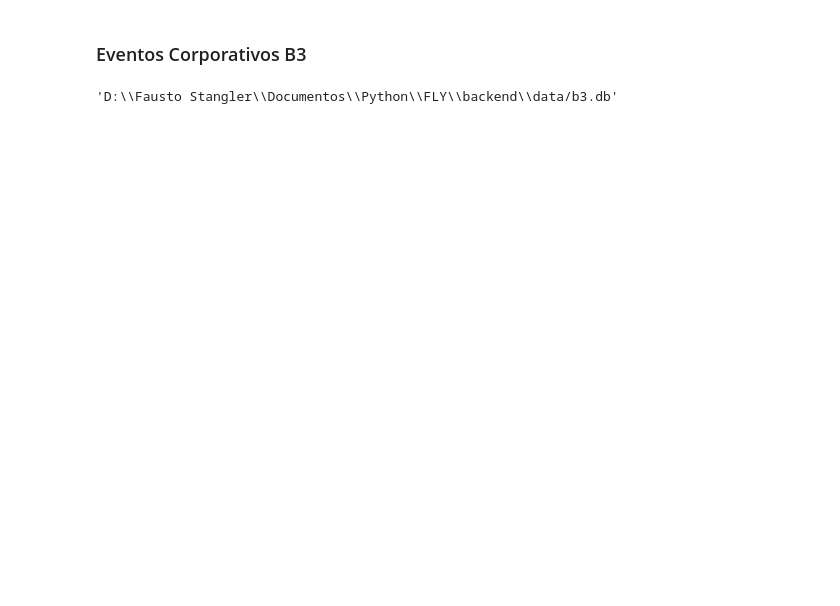
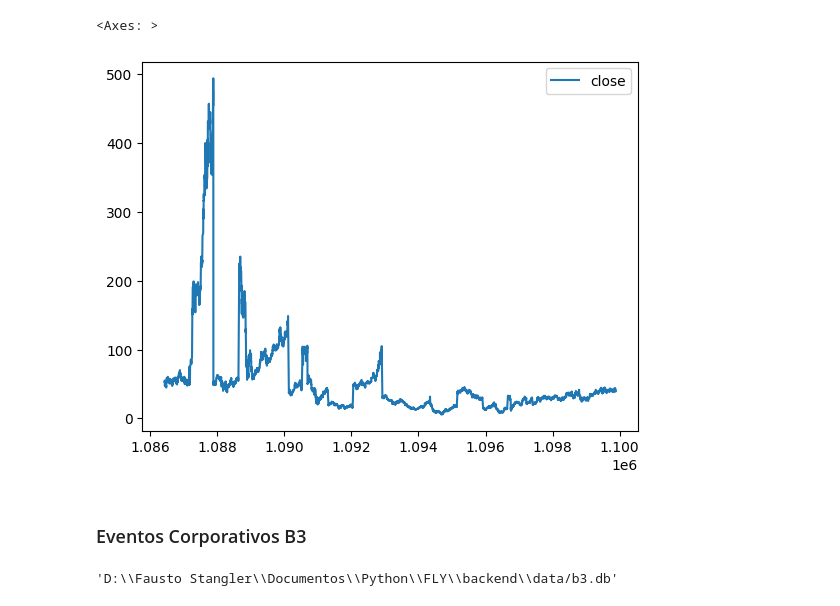
Before and after one commit to faustostangler/FLY_OLD, a Jupyter notebook: playground.ipynb, the cells around one changed output. Saved outputs shown, nothing was run; the diff lists cells and outputs as text; code cells hidden in the pictures; blank space fills up the shorter version.

Commit message:
historical_stock_url_processor

```diff
--- a/playground.ipynb
+++ b/playground.ipynb
@@ -5,0 +36,2 @@ import selenium
+# %%
+historical_stock_data = self.load_data(table_name=self.config.historical_data, db_filepath=self.config.metadados_filepath)
@@ -6,3 +55,12 @@ import selenium
+# %%
+historical_stock_data['company_ticker'] = historical_stock_data['ticker'].str.replace(r'\d', '', regex=True)
+# %%
+mask = historical_stock_data['company_ticker'] == 'PETR'
+mask = historical_stock_data['ticker'] == 'PETR3'
+historical_stock_data[mask][['date', 'close']].plot()
+# %% [output]
+<Axes: >
+[figure, added]
 # %% [markdown]
 ### Eventos Corporativos B3
 # %%
```
Also changed, not shown: parts of 6 cells of this notebook, 9 other files.
